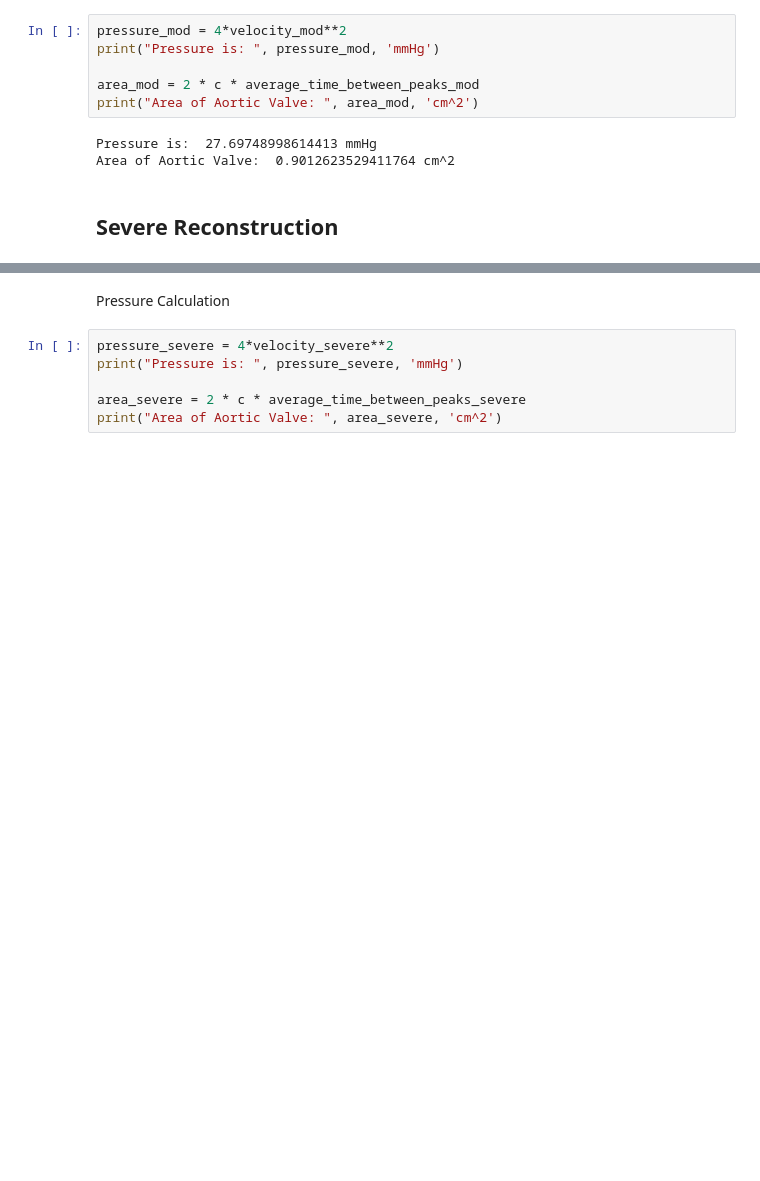
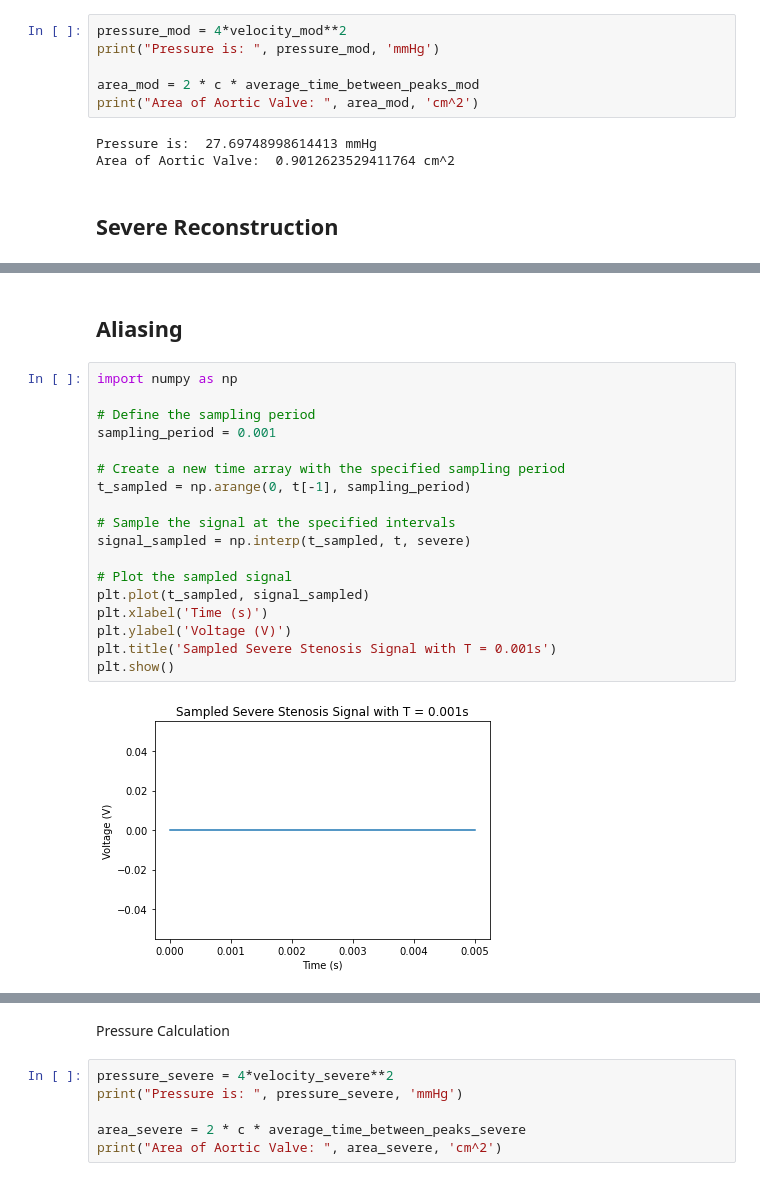
Before and after one commit to dcunhrya/doppler-ultrasound, a Jupyter notebook: doppler_ultrasound.ipynb, the cells around one changed output, grey strips where cells are left out. Drawn from its saved outputs; the diff is of its cells as text; blank space fills up the shorter version.

Commit message:
addded aliasing code

```diff
--- a/doppler_ultrasound.ipynb
+++ b/doppler_ultrasound.ipynb
@@ -272,0 +288,22 @@ Velocity in m/s  3.9235668789808917
+# %% [markdown]
+## Aliasing
+# %%
+import numpy as np
+
+# Define the sampling period
+sampling_period = 0.001
+
+# Create a new time array with the specified sampling period
+t_sampled = np.arange(0, t[-1], sampling_period)
+
+# Sample the signal at the specified intervals
+signal_sampled = np.interp(t_sampled, t, severe)
+
+# Plot the sampled signal
+plt.plot(t_sampled, signal_sampled)
+plt.xlabel('Time (s)')
+plt.ylabel('Voltage (V)')
+plt.title('Sampled Severe Stenosis Signal with T = 0.001s')
+plt.show()
+# %% [output]
+[figure, added]
```
Also changed, not shown: parts of 14 cells of this notebook.
